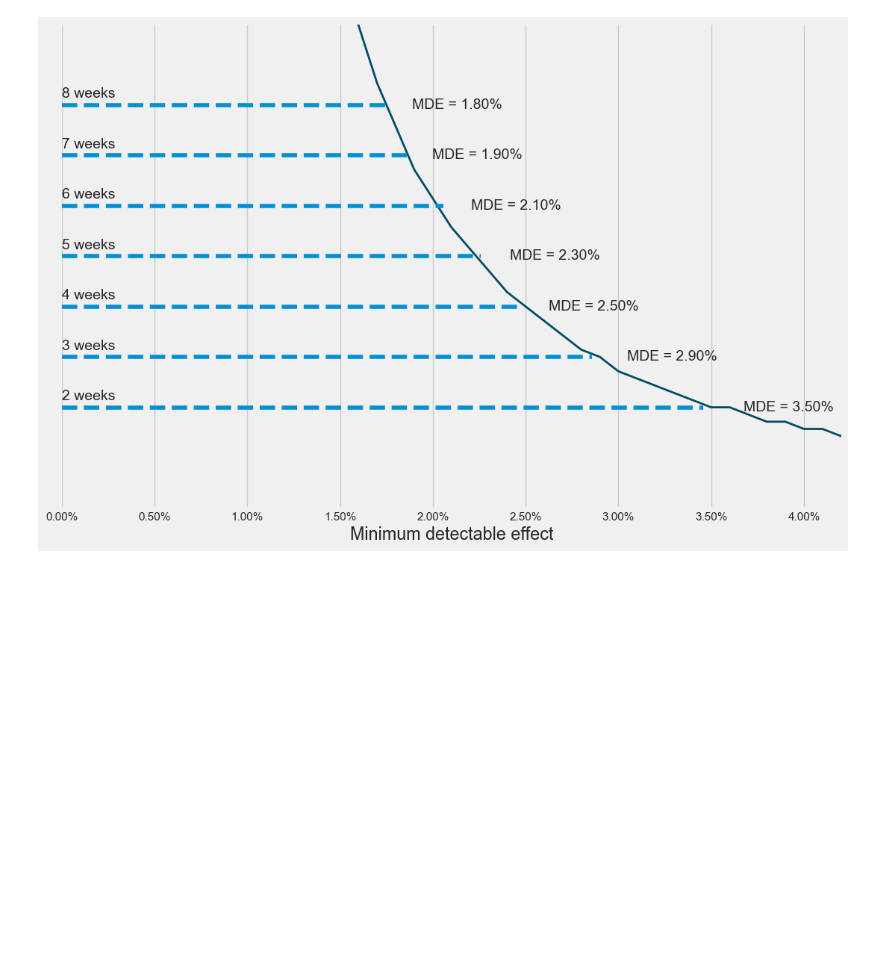
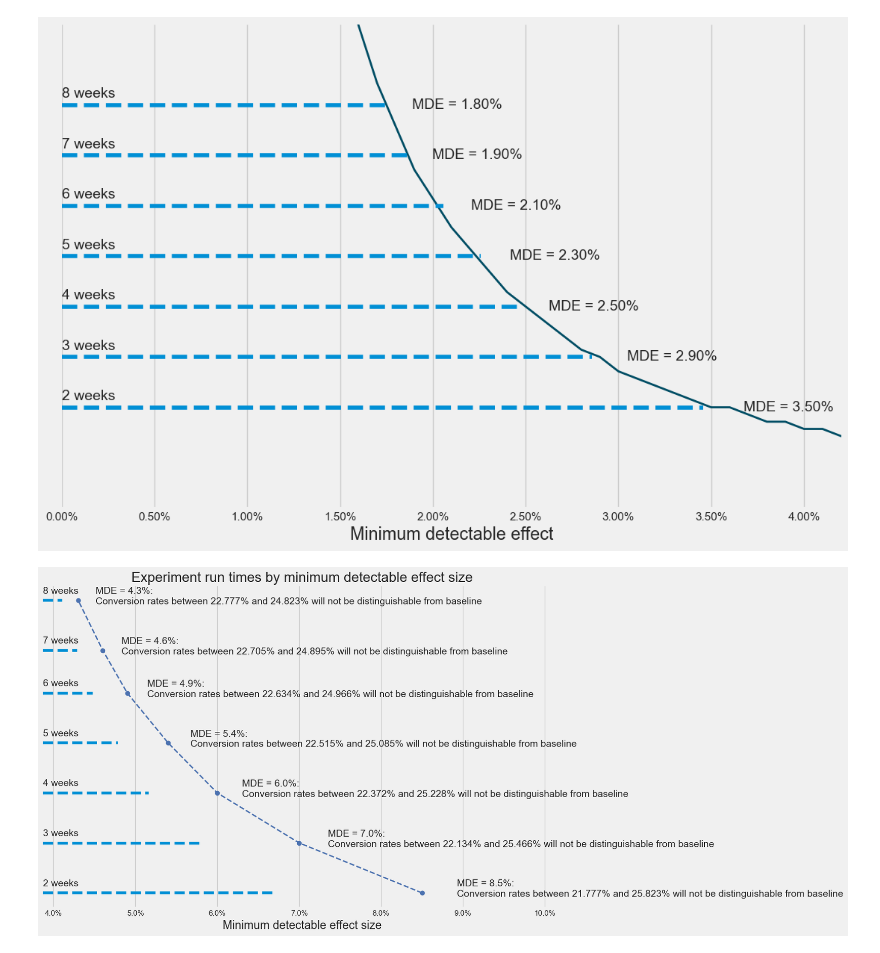
Before and after one commit to dokeeffe87/stats_utils, a Jupyter notebook: notebooks/scratch_work/notebooks/dev_power_calcs.ipynb, the cells around one changed output. Saved outputs shown, nothing was run; the diff lists cells and outputs as text; code cells hidden in the pictures; blank space fills up the shorter version.

```diff
--- a/notebooks/scratch_work/notebooks/dev_power_calcs.ipynb
+++ b/notebooks/scratch_work/notebooks/dev_power_calcs.ipynb
@@ -474,4 +476,8 @@ mde_plot(df_mde.query('weeks >= 2'))
 # %% [output]
 [figure]
 # %%
-df_=df_mde, min_weeks=2, max_weeks=8
+df_test_exp = create_mde_table(monthly_num_obs=30000, baseline_conversion_rate=0.238, n_variants=2, alpha=0.05, power=0.8)
+# %%
+make_mde_plot(df_=df_test_exp, min_weeks=2, max_weeks=8)
+# %% [output]
+[figure, added]
```
Also changed, not shown: parts of 6 cells of this notebook, 1 other file.
